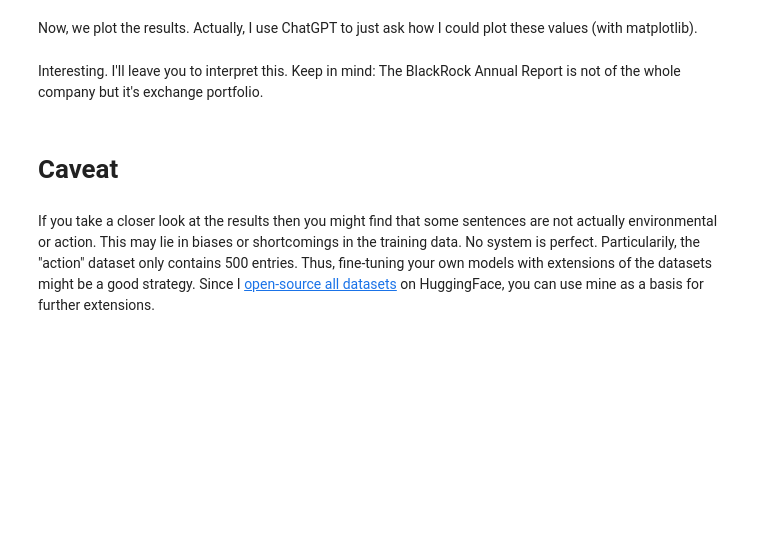
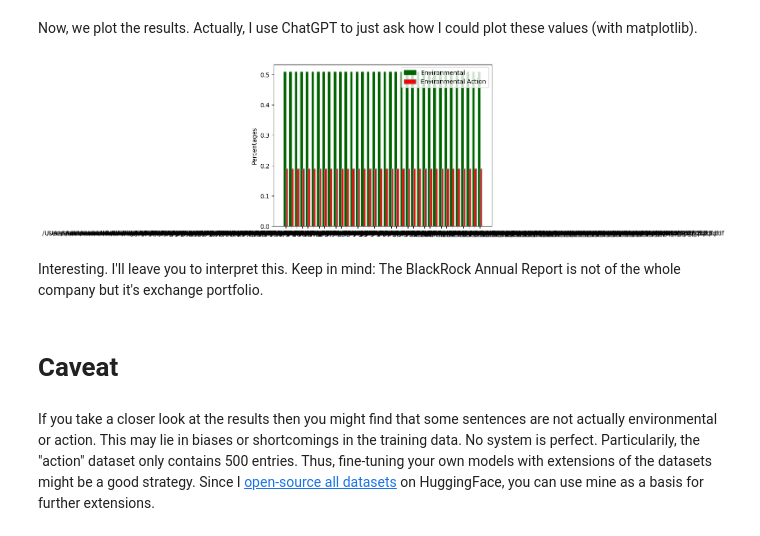
Before and after one commit to udenver/esg-forked, a Jupyter notebook: Tutorial_2_Large_Scale_Report_Analysis.ipynb, the cells around one changed output. Cells and saved outputs as stored; diff of their text form; code cells hidden in the pictures; blank space fills up the shorter version.

Commit message:
changes to attempt pythonic classification of entire directory and RR.com rip as well

```diff
--- a/Tutorial_2_Large_Scale_Report_Analysis.ipynb
+++ b/Tutorial_2_Large_Scale_Report_Analysis.ipynb
@@ -92,3 +95,17 @@ blackrock22 = "https://www.blackrock.com/us/individual/literature/annual-report/
 saudiaramco22 = "https://www.aramco.com/-/media/publications/corporate-reports/saudi-aramco-ara-2022-english.pdf?la=en&hash=6BC0409B50ECFF4A4C743307DF2FF7BDBCEC8B43"
 telecom22 = "https://report.telekom.com/annual-report-2022/_assets/downloads/entire-dtag-ar22.pdf"
 reports = [audi22, blackrock22, saudiaramco22, telecom22]
+# %%
+UDR_2023 = "https://www.responsibilityreports.com/HostedData/ResponsibilityReports/PDF/NYSE_UDR_2023.pdf"
+UDR_2022 = "https://www.responsibilityreports.com/HostedData/ResponsibilityReportArchive/u/NYSE_UDR_2022.pdf"
+UDR_2021 = "https://www.responsibilityreports.com/HostedData/ResponsibilityReportArchive/u/NYSE_UDR_2021.pdf"
+UDR_reports = [UDR_2023, UDR_2022, UDR_2021]
+# Create separate variables for each path in all_reports named by file name without .pdf extension
+var_names = []
+for file in files:
+    var_name = os.path.splitext(file)[0]
+    globals()[var_name] = os.path.join(directory_path, file)
+    var_names.append(var_name)
+
+# Create a list similar to UDR_reports
+all_reports = [os.path.join(directory_path, file) for file in files]
@@ -131,4 +193,4 @@ def classify(path, pipe_env, pipe_act):
   return df_all
 # %%
 # Look at AUDI 22. (takes around a minute)
-df_audi = classify(audi22,  pipe_env, pipe_act)
+df_UE = classify(UE_2022,  pipe_env, pipe_act)
@@ -146,3 +235,18 @@ print(f"{envact_pct:.2f} of the sentences are addressing environmental actions."
 # Step 4: Analyse all reports
 
 Finally, we want to analyse all 5 reports and compare the companies. You can press "play" on the following code. It will run for about five minutes. So take a coffee in the meantime.
+# %%
+# Run all reports (takes around 5 min).
+# Store environmental and environmental action percentages.
+env_pcts, envact_pcts, dfs = [], [], []
+#for rep in reports:
+for rep in var_names:
+  df = classify(rep, pipe_env, pipe_act)
+  df["path"] = rep
+  # Calculate and store pcts.
+  env_pct = df[df["environmental"] == "environmental"].shape[0] / df.shape[0]
+  envact_pct = df[df["action"] == "action"].shape[0] / df.shape[0]
+  env_pcts.append(env_pct)
+  envact_pcts.append(envact_pct)
+  # Store all outputs in the dfs list.
+  dfs.append(df)
@@ -150,7 +260,7 @@ Finally, we want to analyse all 5 reports and compare the companies. You can pre
 # Run all reports (takes around 5 min).
 # Store environmental and environmental action percentages.
 env_pcts, envact_pcts, dfs = [], [], []
-for rep in reports:
+for rep in UDR_reports:
   df = classify(rep, pipe_env, pipe_act)
   df["path"] = rep
   # Calculate and store pcts.
@@ -165,30 +295,34 @@ Now, we plot the results. Actually, I use ChatGPT to just ask how I could plot t
 # %%
 # Visualize the ratios for the companies.
 # Sample data
-categories = ['Audi22', 'BlackRock', 'Aramco', 'Telekom']
+categories = ['UDR_2023', 'UDR_2022', 'UDR_2021']
+categories = all_reports
+#categories = ['Audi22', 'BlackRock', 'Aramco', 'Telekom']
 values1 = env_pcts
 values2 = envact_pcts
 
 # Set the bar width
 bar_width = 0.35
 
 # Set the positions of the bars on the x-axis
 r1 = np.arange(len(categories))
 r2 = [x + bar_width for x in r1]
 
 # Create the grouped bar plot
 plt.bar(r1, values1, color='darkgreen', width=bar_width, edgecolor='darkgreen', label='Environmental')
 plt.bar(r2, values2, color='red', width=bar_width, edgecolor='grey', label='Environmental Action')
 
 # Add labels, title, and legend
 #plt.xlabel('Nature categories')
 plt.ylabel('Percentages')
 plt.xticks([r + bar_width/2 for r in range(len(categories))], categories)
 #plt.title('Grouped Bar Plot')
 plt.legend()
 
 # Show the plot
 plt.show()
+# %% [output]
+[figure, added]
 # %% [markdown]
 Interesting. I'll leave you to interpret this. Keep in mind: The BlackRock Annual Report is not of the whole company but it's exchange portfolio.
 # %% [markdown]
```
Also changed, not shown: parts of 10 cells of this notebook, 2 other files.
